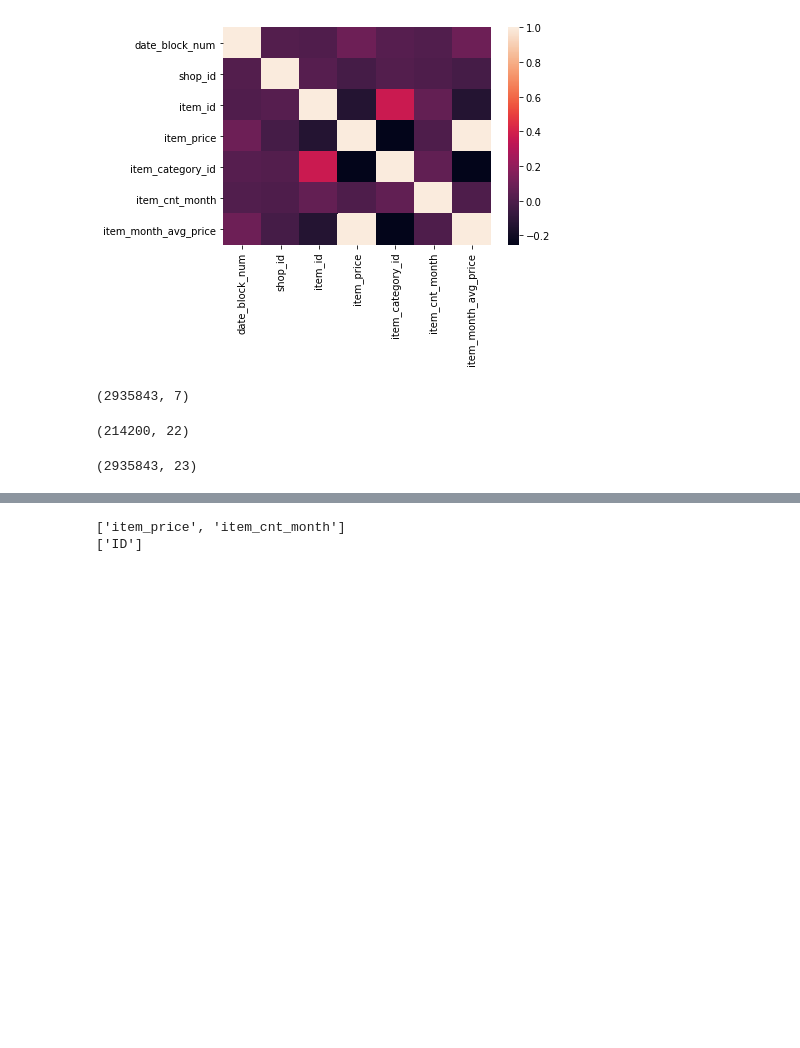
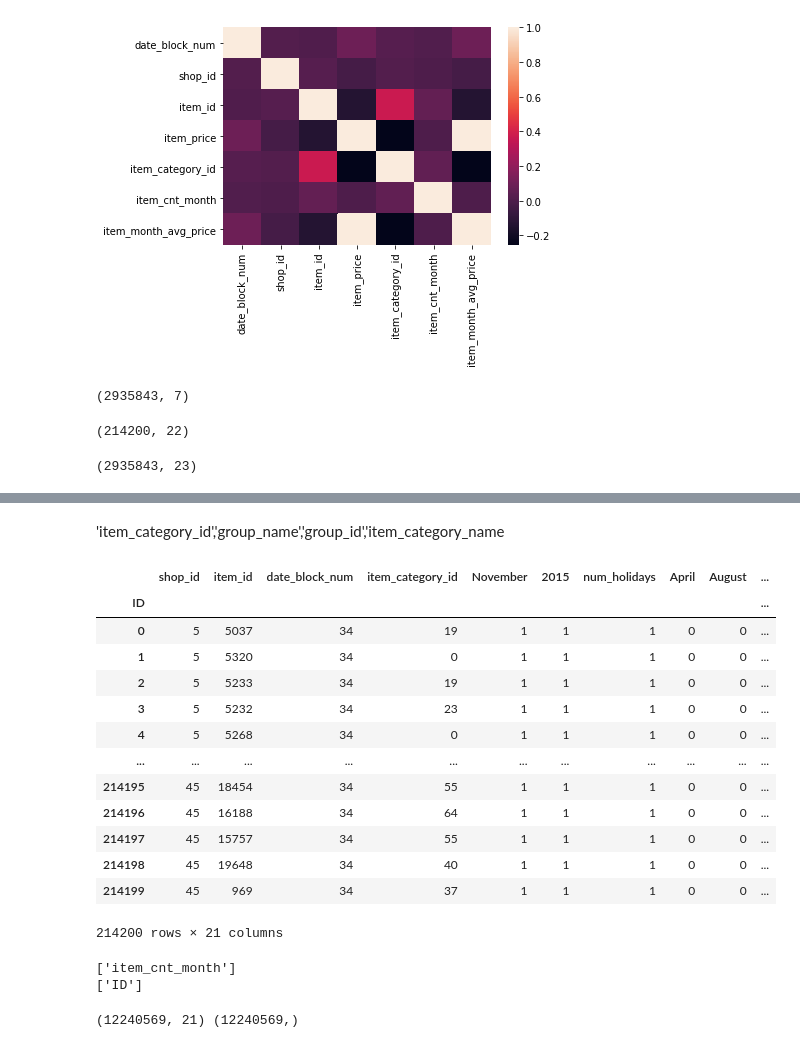
Before and after one commit to Snizzmo/Data-Science, a Jupyter notebook: Capstone_Two/04_Capstone_Two_Modeling .ipynb, the cells around one changed output, grey strips where cells are left out. Saved outputs shown, nothing was run; the diff lists cells and outputs as text; code cells hidden in the pictures; blank space fills up the shorter version.

```diff
--- a/Capstone_Two/04_Capstone_Two_Modeling .ipynb
+++ b/Capstone_Two/04_Capstone_Two_Modeling .ipynb
@@ -112,9 +146,28 @@ training.shape
+# %% [markdown]
+'item_category_id','group_name','group_id','item_category_name
+# %%
+testing.set_index("ID")
+# %% [output]
+|  | shop_id | item_id | date_block_num | item_category_id | November | 2015 | num_holidays | April | August | ... |
+| ID |  |  |  |  |  |  |  |  |  | ... |
+| 0 | 5 | 5037 | 34 | 19 | 1 | 1 | 1 | 0 | 0 | ... |
+| 1 | 5 | 5320 | 34 | 0 | 1 | 1 | 1 | 0 | 0 | ... |
+| 2 | 5 | 5233 | 34 | 19 | 1 | 1 | 1 | 0 | 0 | ... |
+| 3 | 5 | 5232 | 34 | 23 | 1 | 1 | 1 | 0 | 0 | ... |
+| 4 | 5 | 5268 | 34 | 0 | 1 | 1 | 1 | 0 | 0 | ... |
+| ... | ... | ... | ... | ... | ... | ... | ... | ... | ... | ... |
+| 214195 | 45 | 18454 | 34 | 55 | 1 | 1 | 1 | 0 | 0 | ... |
+| 214196 | 45 | 16188 | 34 | 64 | 1 | 1 | 1 | 0 | 0 | ... |
+| 214197 | 45 | 15757 | 34 | 55 | 1 | 1 | 1 | 0 | 0 | ... |
+| 214198 | 45 | 19648 | 34 | 40 | 1 | 1 | 1 | 0 | 0 | ... |
+| 214199 | 45 | 969 | 34 | 37 | 1 | 1 | 1 | 0 | 0 | ... |
+214200 rows × 21 columns
 # %%
-train_cols = training.columns.to_list()
+train_cols = df.columns.to_list()
 test_cols = testing.columns.to_list()
 print(list(set(train_cols).difference(test_cols)))
 print(list(set(test_cols).difference(train_cols)))
 # %% [output]
-['item_price', 'item_cnt_month']
+['item_cnt_month']
 ['ID']
 # %%
@@ -123,3 +176,7 @@ y = training['item_cnt_month']
+# %%
+print(X.shape, y.shape)
+# %% [output]
+(12240569, 21) (12240569,)
 # %%
 X_train, X_test, y_train, y_test = train_test_split(X, y, test_size=0.25, random_state=42)
 # %%
```
Also changed, not shown: parts of 17 cells of this notebook, 13 other files.
